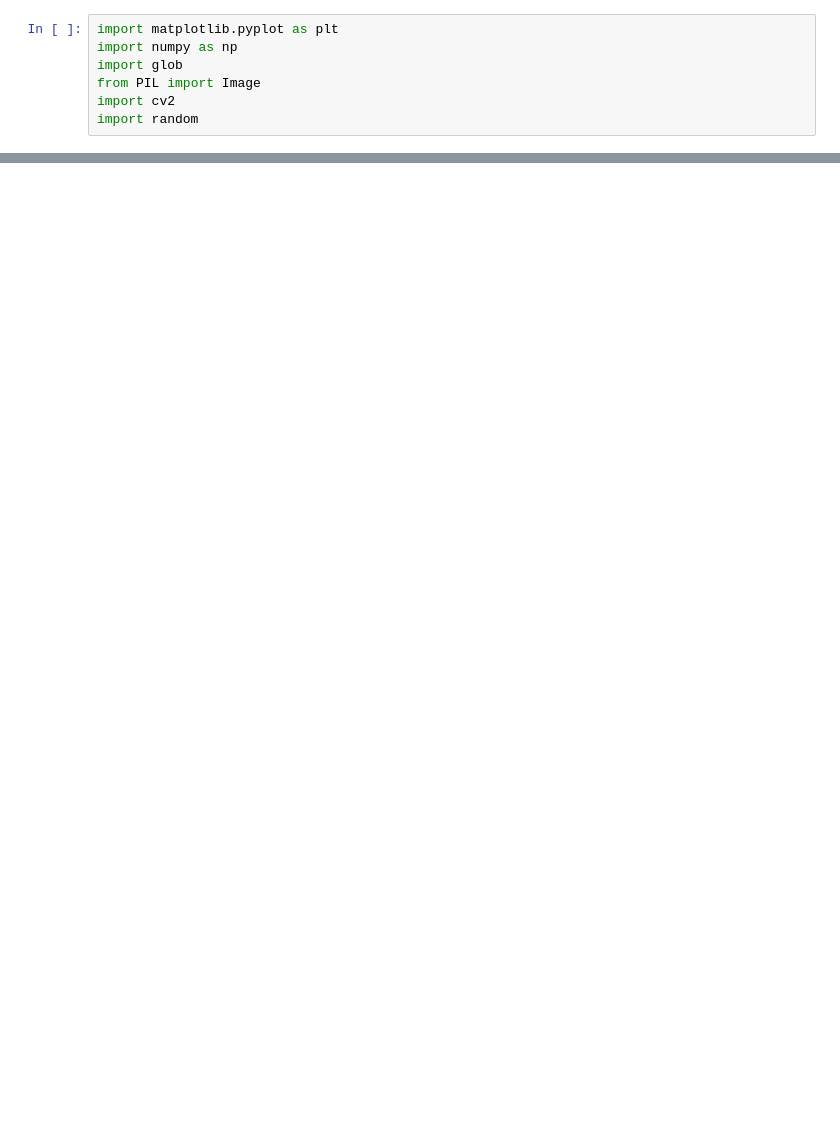
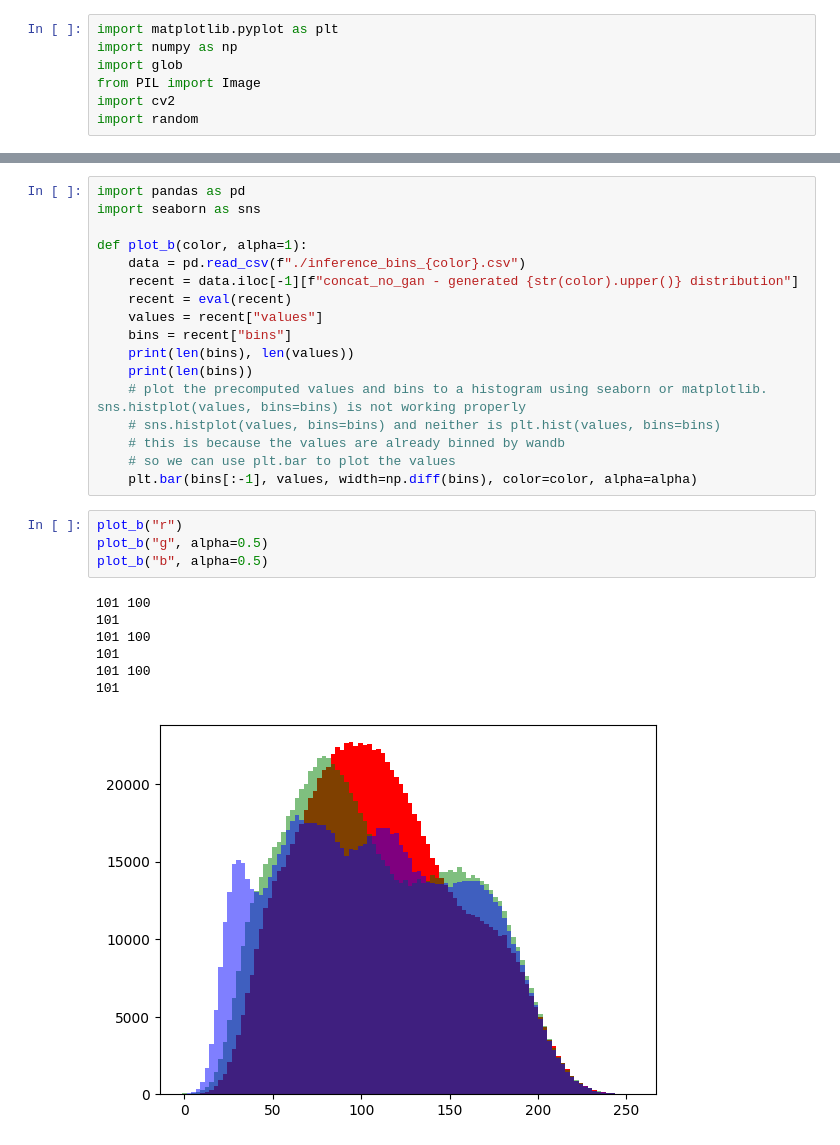
Before and after one commit to aheschl1/ClasSegPipeline, a Jupyter notebook: hist.ipynb, the cells around one changed output, grey strips where cells are left out. Cells and saved outputs as stored; diff of their text form; blank space fills up the shorter version.

```diff
--- a/hist.ipynb
+++ b/hist.ipynb
@@ -66,0 +40,29 @@ plt.show()
+# %%
+import pandas as pd
+import seaborn as sns
+
+def plot_b(color, alpha=1):
+    data = pd.read_csv(f"./inference_bins_{color}.csv")
+    recent = data.iloc[-1][f"concat_no_gan - generated {str(color).upper()} distribution"]
+    recent = eval(recent)
+    values = recent["values"]
+    bins = recent["bins"]
+    print(len(bins), len(values))
+    print(len(bins))
+    # plot the precomputed values and bins to a histogram using seaborn or matplotlib. sns.histplot(values, bins=bins) is not working properly
+    # sns.histplot(values, bins=bins) and neither is plt.hist(values, bins=bins)
+    # this is because the values are already binned by wandb
+    # so we can use plt.bar to plot the values
+    plt.bar(bins[:-1], values, width=np.diff(bins), color=color, alpha=alpha)
+# %%
+plot_b("r")
+plot_b("g", alpha=0.5)
+plot_b("b", alpha=0.5)
+# %% [output]
+101 100
+101
+101 100
+101
+101 100
+101
+[figure, added]
```
Also changed, not shown: parts of 7 cells of this notebook, 3 other files.
